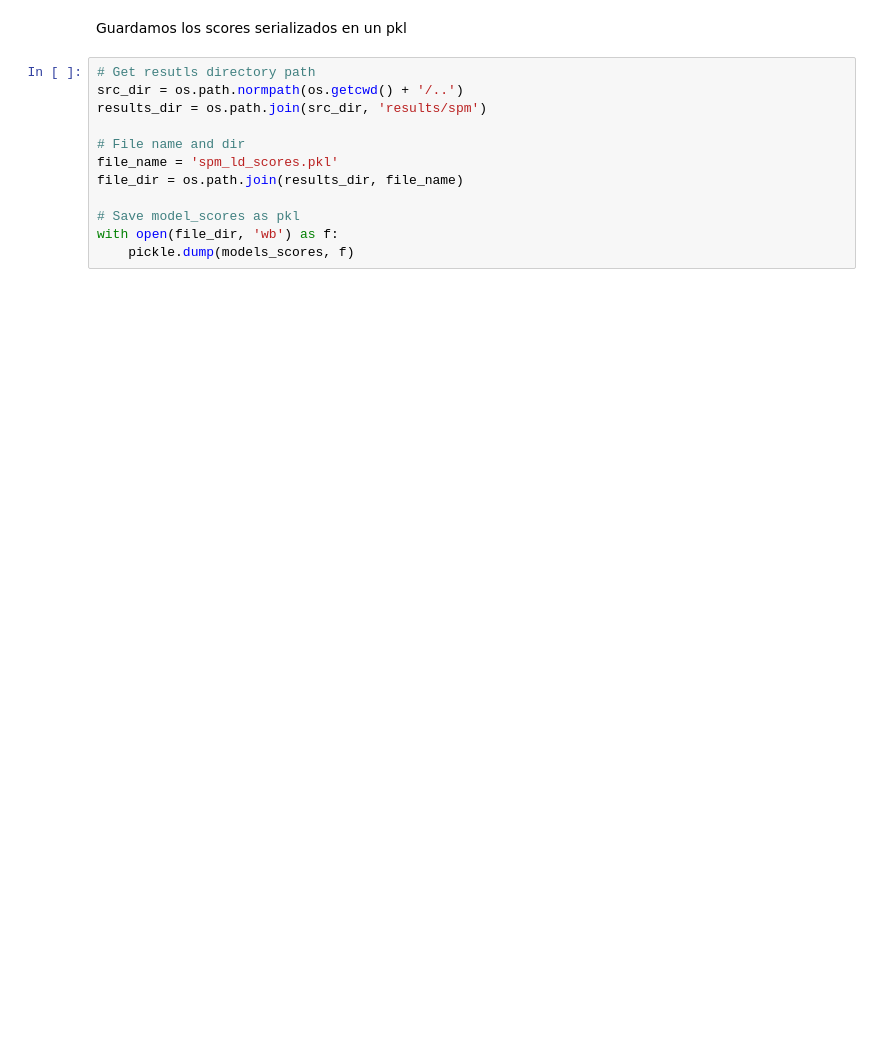
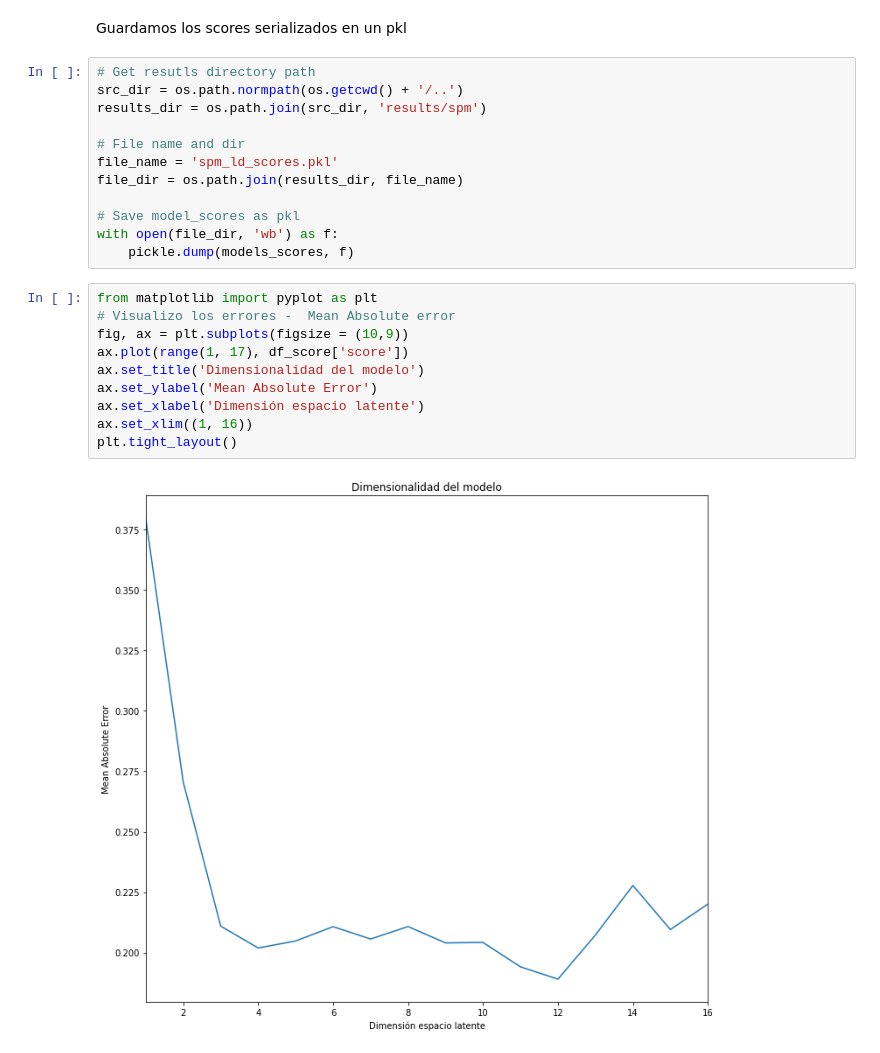
Before and after one commit to jotavecorta/DeepScatteringModels, a Jupyter notebook: notebooks/5.0-jv-spm-cae-latent-dimention-determination.ipynb, the cells around one changed output. Saved outputs shown, nothing was run; the diff lists cells and outputs as text; blank space fills up the shorter version.

Commit message:
Finished latent dimension run

```diff
--- a/notebooks/5.0-jv-spm-cae-latent-dimention-determination.ipynb
+++ b/notebooks/5.0-jv-spm-cae-latent-dimention-determination.ipynb
@@ -101,3 +101,15 @@ file_dir = os.path.join(results_dir, file_name)
 # Save model_scores as pkl
 with open(file_dir, 'wb') as f:
     pickle.dump(models_scores, f)
+# %%
+from matplotlib import pyplot as plt
+# Visualizo los errores -  Mean Absolute error
+fig, ax = plt.subplots(figsize = (10,9))
+ax.plot(range(1, 17), df_score['score'])
+ax.set_title('Dimensionalidad del modelo')
+ax.set_ylabel('Mean Absolute Error')
+ax.set_xlabel('Dimensión espacio latente')
+ax.set_xlim((1, 16))
+plt.tight_layout()
+# %% [output]
+[figure, added]
```
Also changed, not shown: parts of 1 cell of this notebook.
